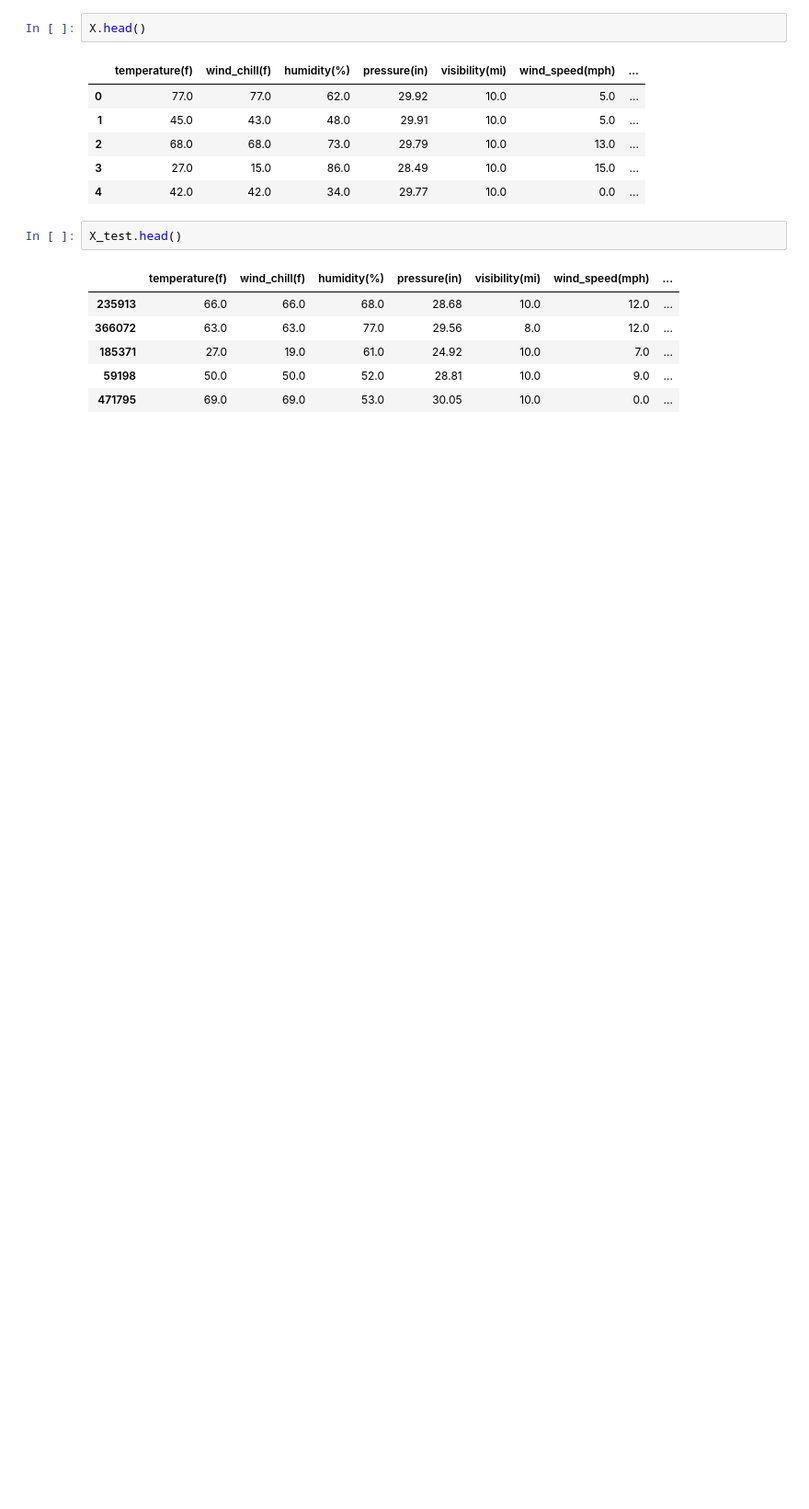
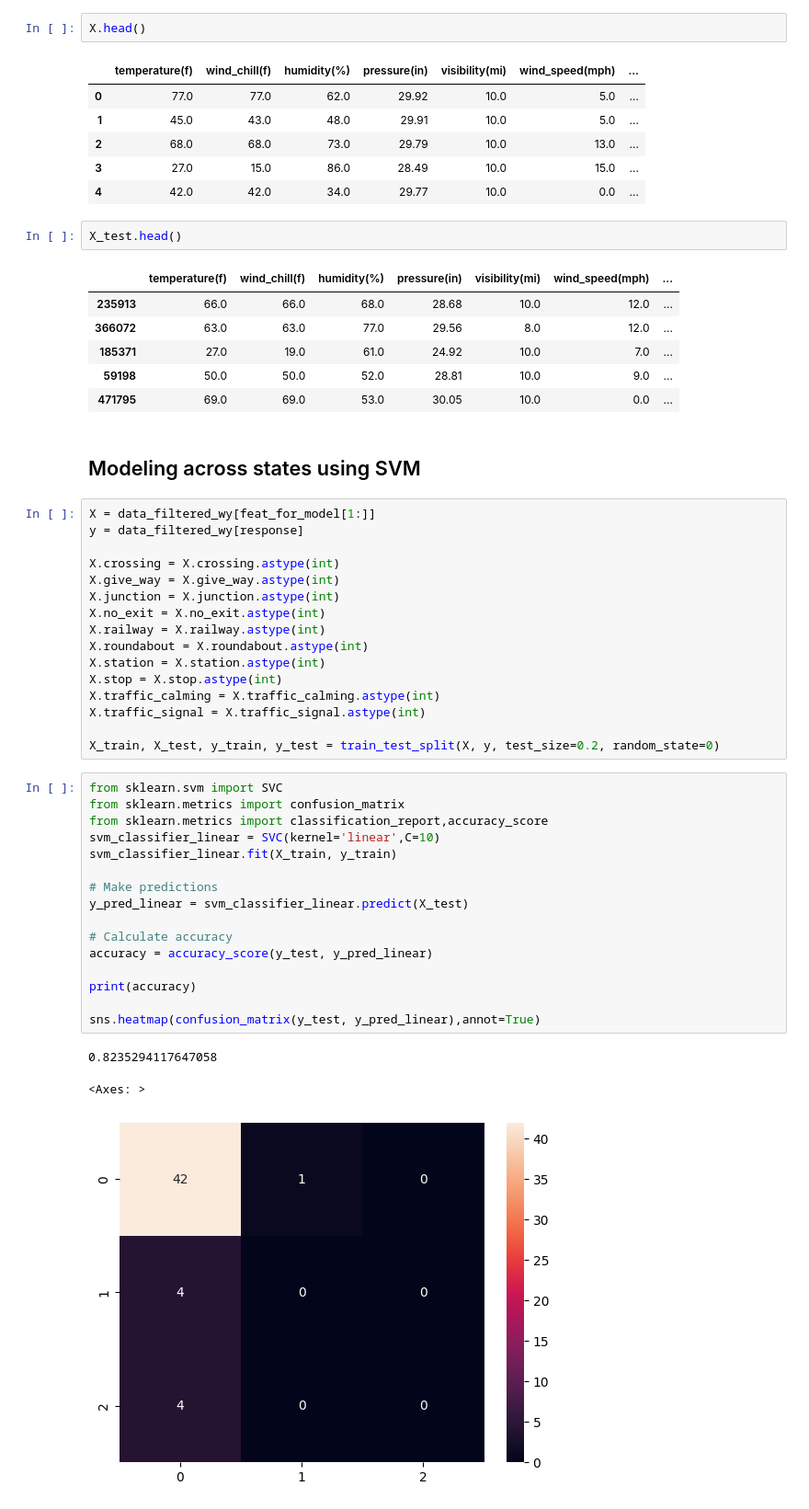
Before and after one commit to abiramvyas/US_Accidents, a Jupyter notebook: Modeling.ipynb, the cells around one changed output. Shown: that part at 92% size. Saved outputs shown, nothing was run; the diff lists cells and outputs as text; blank space fills up the shorter version.

```diff
--- a/Modeling.ipynb
+++ b/Modeling.ipynb
@@ -428,3 +428,41 @@ X_test.head()
 | 185371 | 27.0 | 19.0 | 61.0 | 24.92 | 10.0 | 7.0 | ... |
 | 59198 | 50.0 | 50.0 | 52.0 | 28.81 | 10.0 | 9.0 | ... |
 | 471795 | 69.0 | 69.0 | 53.0 | 30.05 | 10.0 | 0.0 | ... |
+# %% [markdown]
+## Modeling across states using SVM
+# %%
+X = data_filtered_wy[feat_for_model[1:]]
+y = data_filtered_wy[response]
+
+X.crossing = X.crossing.astype(int)
+X.give_way = X.give_way.astype(int)
+X.junction = X.junction.astype(int)
+X.no_exit = X.no_exit.astype(int)
+X.railway = X.railway.astype(int)
+X.roundabout = X.roundabout.astype(int)
+X.station = X.station.astype(int)
+X.stop = X.stop.astype(int)
+X.traffic_calming = X.traffic_calming.astype(int)
+X.traffic_signal = X.traffic_signal.astype(int)
+
+X_train, X_test, y_train, y_test = train_test_split(X, y, test_size=0.2, random_state=0)
+# %%
+from sklearn.svm import SVC
+from sklearn.metrics import confusion_matrix
+from sklearn.metrics import classification_report,accuracy_score
+svm_classifier_linear = SVC(kernel='linear',C=10)
+svm_classifier_linear.fit(X_train, y_train)
+
+# Make predictions
+y_pred_linear = svm_classifier_linear.predict(X_test)
+
+# Calculate accuracy
+accuracy = accuracy_score(y_test, y_pred_linear)
+
+print(accuracy)
+
+sns.heatmap(confusion_matrix(y_test, y_pred_linear),annot=True)
+# %% [output]
+0.8235294117647058
+<Axes: >
+[figure, added]
```
Also changed, not shown: parts of 3 cells of this notebook, 1 other file.
